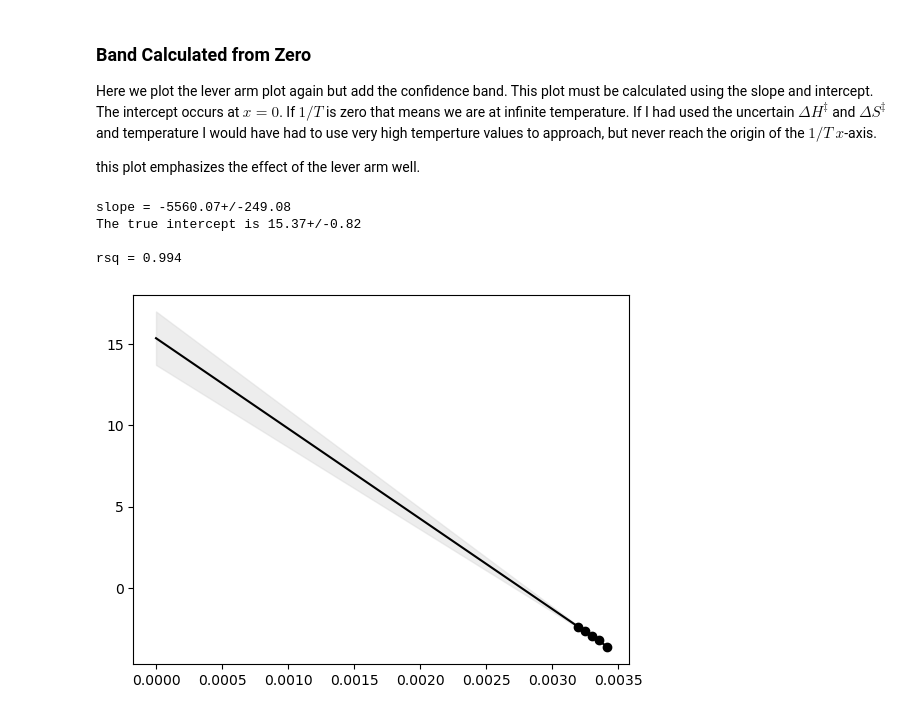
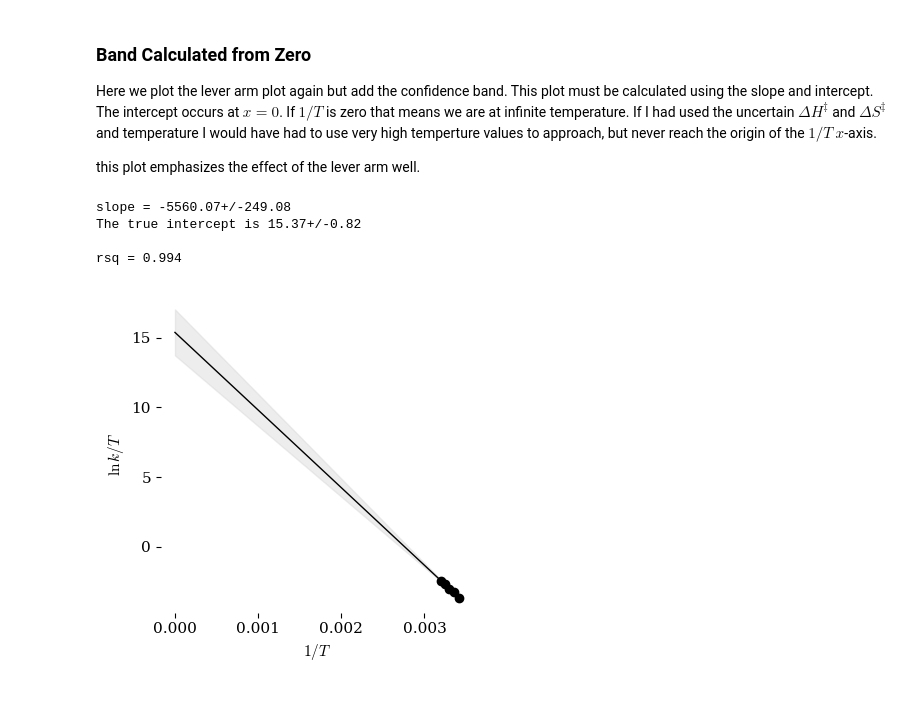
Before and after one commit to blinkletter/PythonPresentation, a Jupyter notebook: 5_Erying/5A-Eyring_Exercises_1_simple.ipynb, the cells around one changed output. Drawn from its saved outputs; the diff is of its cells as text; code cells hidden in the pictures.

```diff
--- a/5_Erying/5A-Eyring_Exercises_1_simple.ipynb
+++ b/5_Erying/5A-Eyring_Exercises_1_simple.ipynb
@@ -146,7 +157,12 @@ Let us plot the entire x-axis from zero (where the y-intercept is) to our data.
 x_0 = np.insert(x,len(x),0)            # insert zero in alst position of x array
 best_fit_y_0 = slope * x_0 + intercept # calculate fit starting at zero
 
+plt.rcdefaults()
+plt.style.use(location_styles + "tufte.mplstyle")
+
 plt.plot(x,y,"ko")                     # plot data with black circle
 plt.plot(x_0,best_fit_y_0,"k-")        # plot fit line starting at zero
+plt.xlabel(r"${1/T}$")
+plt.ylabel(r"$\ln{k/T}$")
 plt.show()
 # %% [output]
@@ -179,9 +195,15 @@ print(f"rsq = {rsq:0.3f}")
 best_fit_y = slope * x_nolever + intercept                    # calculate y-values using best fit parameters
 
 ### Plot data and line-fit
-plt.plot(x_nolever,y,"ko")                               # plot data with black circle
-plt.plot(x_nolever,best_fit_y,"k-")                      # plot fit line with black line
-plt.show()                                       # show plot (and clear)
+plt.rcdefaults()
+plt.style.use(location_styles + "tufte.mplstyle")
+
+plt.plot(x_nolever,y,"ko")              # plot data with black circle
+plt.plot(x_nolever,best_fit_y,"k-")     # plot fit line with black line
+plt.xticks([-0.00010,0,0.0001])         # there were too many x labels
+plt.xlabel(r"${1/T}$")
+plt.ylabel(r"$\ln{k/T}$")
+plt.show()                              # show plot (and clear)
 # %% [output]
 slope = -5560.07+/-249.08
 int = -2.99+/-0.02
@@ -284,6 +306,9 @@ best_fit_y = slope * x + intercept_true     # ufloat.n gives the nominal value
 
 
 ### Plot data and line-fit
+plt.rcdefaults()
+plt.style.use(location_styles + "tufte.mplstyle")
+
 plt.plot(x,y,"ko")                               # plot data with black circle
 plt.plot(x,unp.nominal_values(best_fit_y),"k-")                      # plot fit line with black line
 
@@ -308,14 +333,19 @@ plt.fill_between(x, ln_k_up_T, ln_k_dn_T,
 
 
 
-
+plt.xticks([0.0032,0.0033,0.0034])         # there were too many x labels
+plt.xlabel(r"${1/T}$")
+plt.ylabel(r"$\ln{k/T}$")
 plt.show()                                       # show plot (and clear)
 
 ### Plot the residuals
 residuals = y - unp.nominal_values(best_fit_y)   # difference between data and line-fit
-plt.figure().set_figheight(1)                    # set plot height to 1 inch
+plt.figure().set_figheight(1.5)                    # set plot height to 1 inch
 plt.plot(x,residuals,"ko")
 plt.axhline(0, color='magenta')                  # plot a horizontal line
+plt.xticks([0.0032,0.0033,0.0034])         # there were too many x labels
+plt.xlabel(r"${1/T}$")
+plt.ylabel(r"residuals")
 plt.show()
 
 
@@ -371,6 +401,9 @@ best_fit_y = slope_unc * x + intercept_true     # ufloat.n gives the nominal val
 
 
 ### Plot data and line-fit
+plt.rcdefaults()
+plt.style.use(location_styles + "tufte.mplstyle")
+
 plt.plot(x,y,"ko")                               # plot data with black circle
 plt.plot(x,unp.nominal_values(best_fit_y),"k-")                      # plot fit line with black line
 
@@ -385,13 +418,19 @@ fit_dn = unp.nominal_values(best_fit_y) - unp.std_devs(best_fit_y) * sigma
 plt.fill_between(x, fit_up, fit_dn,
                    color="lightgray", alpha=0.4, zorder = 0,
                    label="confidence interval")
+plt.xticks([0.0032,0.0033,0.0034])         # there were too many x labels
+plt.xlabel(r"${1/T}$")
+plt.ylabel(r"$\ln{k/T}$")
 plt.show()                                       # show plot (and clear)
 #
 ### Plot the residuals
 residuals = y - unp.nominal_values(best_fit_y)                       # difference between data and line-fit
-plt.figure().set_figheight(1)                    # set plot height to 1 inch
+plt.figure().set_figheight(1.5)                    # set plot height to 1 inch
 plt.plot(x,residuals,"ko")
 plt.axhline(0, color='magenta')                  # plot a horizontal line
+plt.xticks([0.0032,0.0033,0.0034])         # there were too many x labels
+plt.xlabel(r"${1/T}$")
+plt.ylabel(r"residuals")
 plt.show()
 # %% [output]
 slope = -5560.07+/-249.08
@@ -419,31 +458,36 @@ print(f"slope = {slope:0.2f}+/-{slope_stderr:0.2f}")  # Use "f-string" to print
 print(f"The true intercept is {intercept_true:0.2f}")
 print()
 print(f"rsq = {rsq:0.3f}")
 
 #### calculate y-values using best fit parameters
 x_0 = np.linspace(0,np.max(x),100)                # use 100 values between zero and max x for smoother plot
 best_fit_y = slope_unc * x_0 + intercept_true     # uncertain array of line fit
 
 ### Plot data and line-fit
+plt.rcdefaults()
+plt.style.use(location_styles + "tufte.mplstyle")
+
 plt.plot(x,y,"ko")                                # plot data with black circle
 plt.plot(x_0,unp.nominal_values(best_fit_y),"k-") # plot fit line with black line from zero
 
 #### Create Confidence band upper and lower bounds
 sigma = 2
 
 # upper and lower bounds of uncertain kobs as float values
 fit_up = unp.nominal_values(best_fit_y) + unp.std_devs(best_fit_y) * sigma
 fit_dn = unp.nominal_values(best_fit_y) - unp.std_devs(best_fit_y) * sigma
 
 # make filled band
 plt.fill_between(x_0, fit_up, fit_dn,
                    color="lightgray", alpha=0.4, zorder = 0,
                    label="confidence interval")
+plt.xlabel(r"${1/T}$")
+plt.ylabel(r"$\ln{k/T}$")
 plt.show()                                       # show plot (and clear)
 #
 # %% [output]
 slope = -5560.07+/-249.08
 The true intercept is 15.37+/-0.82
 
 rsq = 0.994
-[figure, old version]
+[figure, new version]
```
Also changed, not shown: parts of 8 cells of this notebook, 5 other files.
